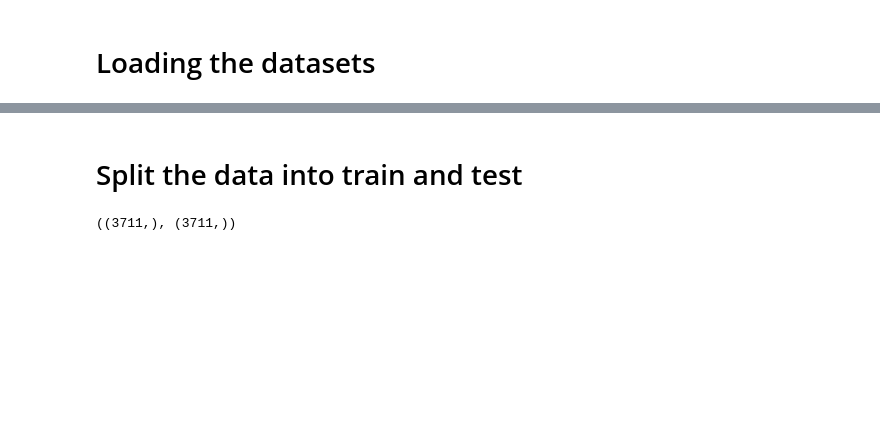
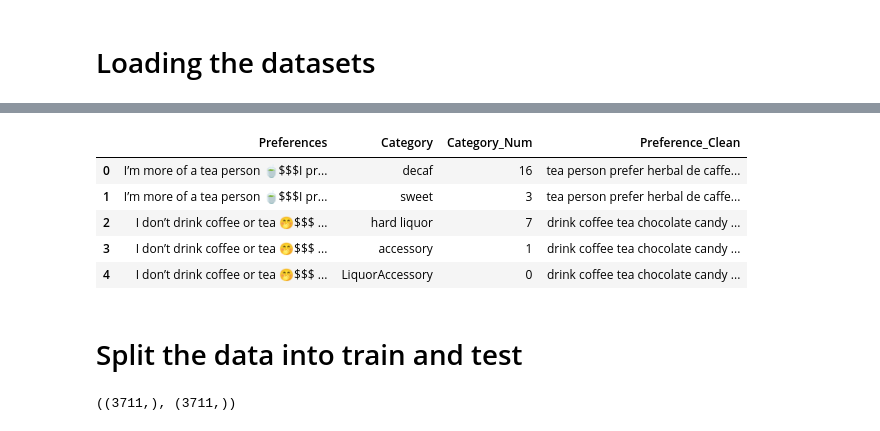
Before and after one commit to yash0307jain/curated-gift-boxes, a Jupyter notebook: algorithm.ipynb, the cells around one changed output, grey strips where cells are left out. Saved outputs shown, nothing was run; the diff lists cells and outputs as text; code cells hidden in the pictures; blank space fills up the shorter version.

```diff
--- a/algorithm.ipynb
+++ b/algorithm.ipynb
@@ -25,0 +47,19 @@ df_predict.head()
+# %%
+# Creating object of tokenizer and lemmatizer
+tokenizer = RegexpTokenizer(r"\w+")
+lemmatizer = WordNetLemmatizer()
+# %%
+# Function to clean the Preference column
+def clean_pref(row):
+    # convert into lower character
+    row = row.lower()
+    # split string into words
+    words = tokenizer.tokenize(row)
+    # remove stop words and apply lemmatization
+    words = [lemmatizer.lemmatize(word.strip()) for word in words if word not in stopwords.words('english')]
+    # convert word into string again and return
+    return ' '.join(words)
+# %%
+%%time
+# Applying clean preference function to transform the text
+df_predict['Preference_Clean'] = df_predict['Preferences'].apply(clean_pref)
@@ -26,3 +69,12 @@ df_predict.head()
+# %%
+df_predict.head()
+# %% [output]
+|  | Preferences | Category | Category_Num | Preference_Clean |
+| 0 | I’m more of a tea person 🍵$$$I pr... | decaf | 16 | tea person prefer herbal de caffe... |
+| 1 | I’m more of a tea person 🍵$$$I pr... | sweet | 3 | tea person prefer herbal de caffe... |
+| 2 | I don’t drink coffee or tea 🤭$$$ ... | hard liquor | 7 | drink coffee tea chocolate candy ... |
+| 3 | I don’t drink coffee or tea 🤭$$$ ... | accessory | 1 | drink coffee tea chocolate candy ... |
+| 4 | I don’t drink coffee or tea 🤭$$$ ... | LiquorAccessory | 0 | drink coffee tea chocolate candy ... |
 # %% [markdown]
 # Split the data into train and test
 # %%
```
Also changed, not shown: parts of 28 cells of this notebook, 2 other files.
